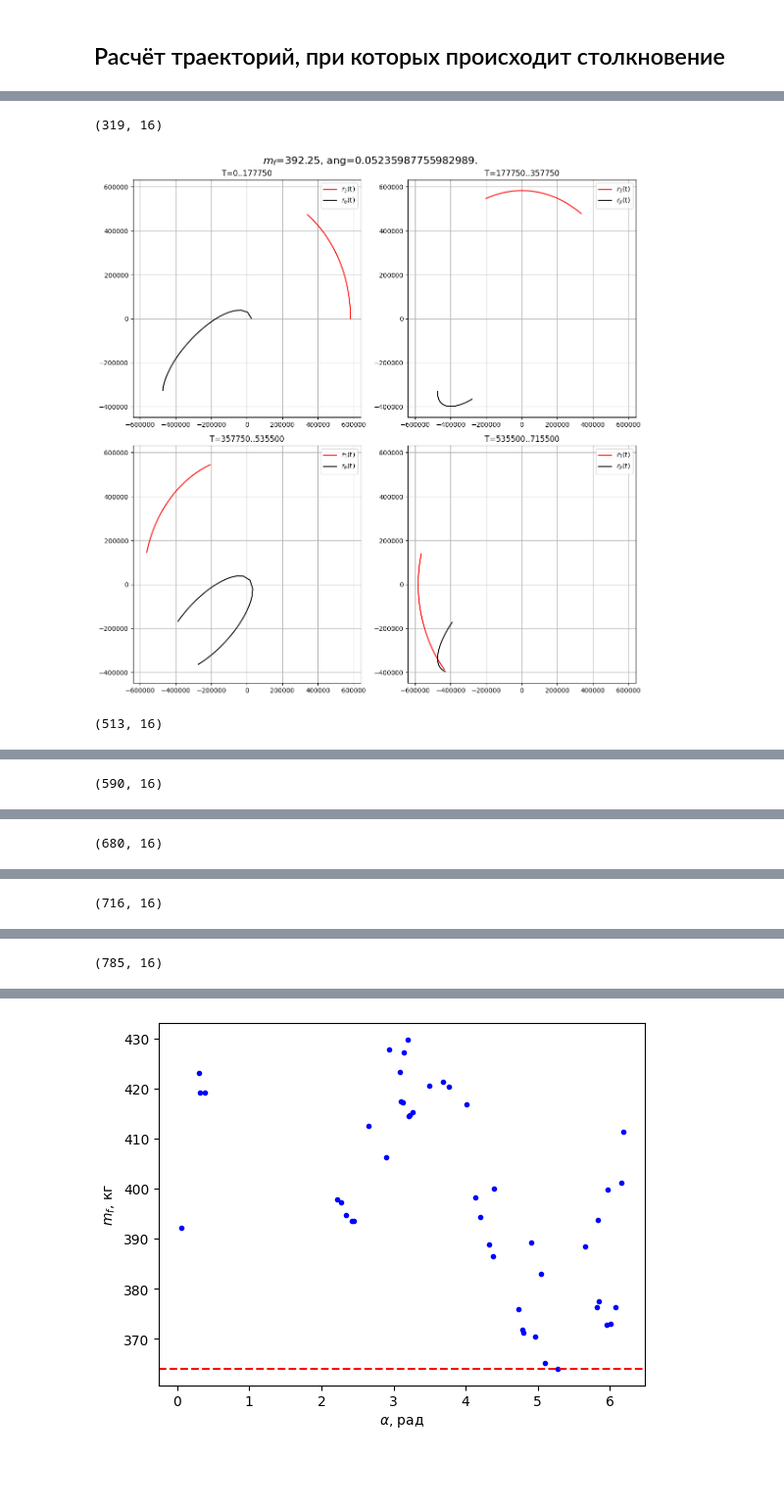
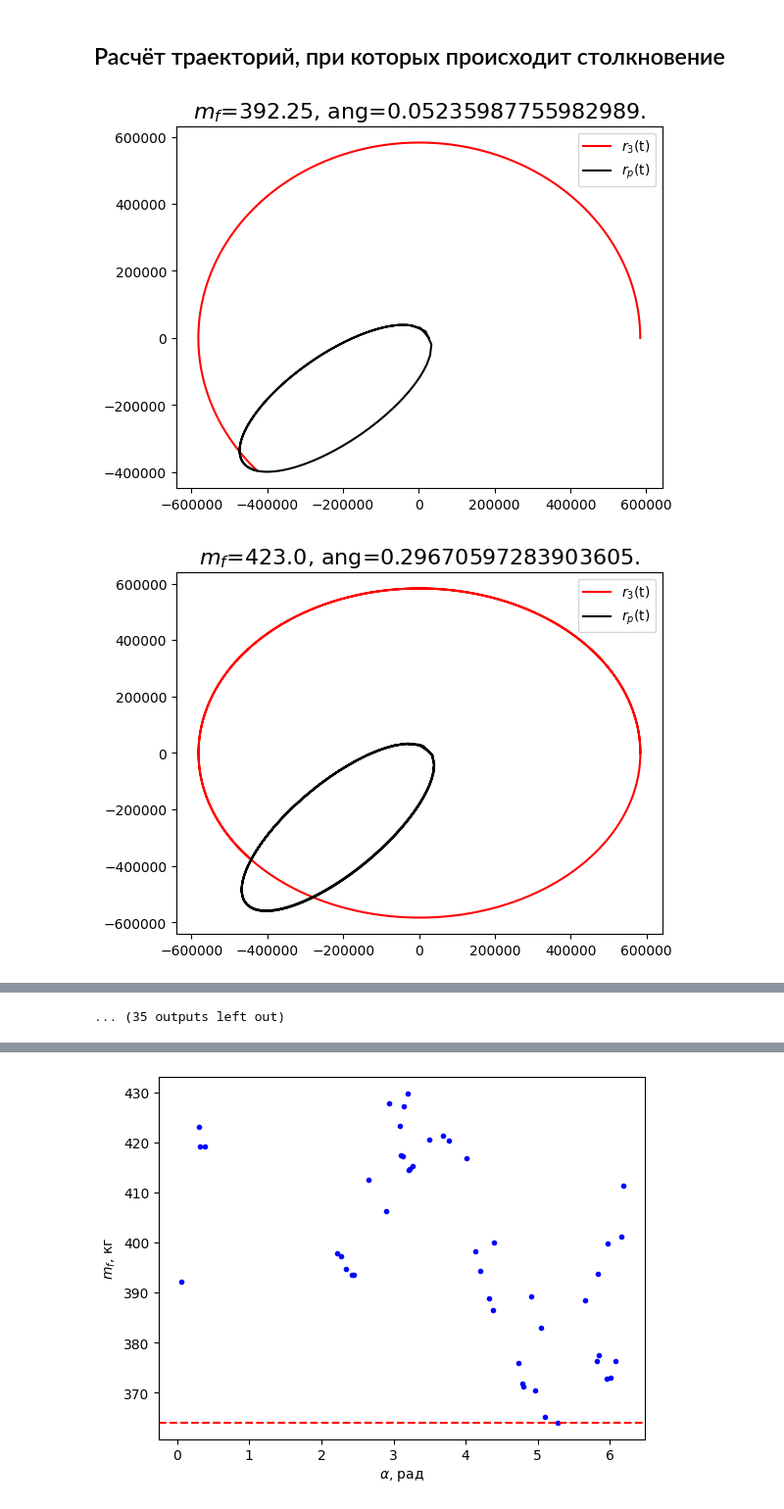
Before and after one commit to ravilkooo/mat_mod, a Jupyter notebook: lab-2/Task_2.ipynb, the cells around one changed output, grey strips where cells are left out. Shown at 98% size. Saved outputs shown, nothing was run; the diff lists cells and outputs as text; code cells hidden in the pictures; blank space fills up the shorter version.

```diff
--- a/lab-2/Task_2.ipynb
+++ b/lab-2/Task_2.ipynb
@@ -302,7 +304,7 @@ plt.show()
 # %% [markdown]
 ## Расчёт траекторий, при которых происходит столкновение
 # %%
-for f_val, cur_ang in list(zip(m_fuel_arr_coll,ang_arr_coll))[::8]:
+for f_val, cur_ang in list(zip(m_fuel_arr_coll,ang_arr_coll))[::]:
     m_cons = alpha * (f_val + m_pg) / (1 - alpha)
 
     def m_fuel(t):
@@ -328,48 +330,63 @@ for f_val, cur_ang in list(zip(m_fuel_arr_coll,ang_arr_coll))[::8]:
         dydt14, dydt15 =  -m1*f_1r - m2*f_2r -m3*f_3r + f_react(t, y[14:16])
         return np.array([dydt0, dydt1, dydt2, dydt3, dydt4, dydt5, dydt6, dydt7, dydt8, dydt9, dydt10, dydt11, dydt12, dydt13, dydt14, dydt15])
 
     r_r_init = np.array([r12, 0]) + np.array([r2+h, 0]) @ np.array([[np.cos(cur_ang), np.sin(cur_ang)], [-np.sin(cur_ang), np.cos(cur_ang)]])
     v_r_init = np.array([0, v2]) + np.array([0, np.sqrt(g*m2/(r2+h))]) @ np.array([[np.cos(cur_ang), np.sin(cur_ang)], [-np.sin(cur_ang), np.cos(cur_ang)]])
     init_cond = np.array([0,0, r12, 0, r12+r23, 0, r_r_init[0], r_r_init[1], 0, 0, 0, v2, 0, v2+v3, v_r_init[0], v_r_init[1]])
 
     # init_cond = np.array([0,0, r12, 0, r12+r23, 0, r12+r2+h, 0, 0, 0, 0, v2, 0, v2+v3, 0, v2+np.sqrt(g*m2/(r2+h))])
     assert len(init_cond) == 16
 
     y_cur = init_cond.copy()
     t_cur = 0.
     # all_data = np.zeros((n, 16))
 
     # orb_idx = -1
     coll_idx = -1
     # orb = False
     coll = False
 
     t_eval = np.linspace(0, t_end, n+1)
     sol = odeint(system_full, init_cond, t_eval)
 
     for j in range(n):
         if np.linalg.norm(sol[j,4:6] - sol[j,6:8]) <= r3:
             coll_idx = j
             coll = True
             break
-
-    frames = 4
-    fig, ax = plt.subplots(2, 2, figsize = (6*2, 6*2), sharex=True, sharey=True)
+    # frames = 4
+    # fig, ax = plt.subplots(2, 2, figsize = (6*2, 6*2), sharex=True, sharey=True)
+    # all_data = sol[:coll_idx]
+    # idxs = list(map(int, np.linspace(0, len(all_data)-1, frames+1)))
+    # print(all_data.shape)
+    # for fr, idx in enumerate(idxs[1:]):
+    #     draw_data = all_data[idxs[fr]:idx]
+    #     # ax[fr//2,fr%2].plot(draw_data[:,2]-draw_data[:,2], draw_data[:,3]-draw_data[:,3], 'b', label='$r_2$(t)')
+    #     ax[fr//2,fr%2].plot(draw_data[:,4]-draw_data[:,2], draw_data[:,5]-draw_data[:,3], 'r', label='$r_3$(t)')
+    #     ax[fr//2,fr%2].plot(draw_data[:,6]-draw_data[:,2], draw_data[:,7]-draw_data[:,3], 'k', label='$r_р$(t)')
+    #     # plt.scatter(all_data[fuel_off_idx,6]-all_data[fuel_off_idx,2], all_data[fuel_off_idx,7]-all_data[fuel_off_idx,3], s=r3/50,c='r')
+    #     ax[fr//2,fr%2].legend()
+    #     ax[fr//2,fr%2].grid(True)
+    #     ax[fr//2,fr%2].set_title('T={:.0f}..{:.0f}'.format(t_eval[idxs[fr]],t_eval[idx]))
+    #     ax[fr//2,fr%2].xaxis.set_tick_params(labelbottom=True)
+    #     ax[fr//2,fr%2].yaxis.set_tick_params(labelbottom=True)
+    # fig.suptitle(f'$m_f$={f_val}, ang={cur_ang}.', fontsize=16)
+    # fig.tight_layout()
+    # plt.show()
     all_data = sol[:coll_idx]
-    idxs = list(map(int, np.linspace(0, len(all_data)-1, frames+1)))
-    print(all_data.shape)
-    for fr, idx in enumerate(idxs[1:]):
-        draw_data = all_data[idxs[fr]:idx]
-        # ax[fr//2,fr%2].plot(draw_data[:,2]-draw_data[:,2], draw_data[:,3]-draw_data[:,3], 'b', label='$r_2$(t)')
-        ax[fr//2,fr%2].plot(draw_data[:,4]-draw_data[:,2], draw_data[:,5]-draw_data[:,3], 'r', label='$r_3$(t)')
-        ax[fr//2,fr%2].plot(draw_data[:,6]-draw_data[:,2], draw_data[:,7]-draw_data[:,3], 'k', label='$r_р$(t)')
-        # plt.scatter(all_data[fuel_off_idx,6]-all_data[fuel_off_idx,2], all_data[fuel_off_idx,7]-all_data[fuel_off_idx,3], s=r3/50,c='r')
-        ax[fr//2,fr%2].legend()
-        ax[fr//2,fr%2].grid(True)
-        ax[fr//2,fr%2].set_title('T={:.0f}..{:.0f}'.format(t_eval[idxs[fr]],t_eval[idx]))
-        ax[fr//2,fr%2].xaxis.set_tick_params(labelbottom=True)
-        ax[fr//2,fr%2].yaxis.set_tick_params(labelbottom=True)
-    fig.suptitle(f'$m_f$={f_val}, ang={cur_ang}.', fontsize=16)
-    fig.tight_layout()
+    draw_data = all_data
+    # ax[fr//2,fr%2].plot(draw_data[:,2]-draw_data[:,2], draw_data[:,3]-draw_data[:,3], 'b', label='$r_2$(t)')
+    # plt.scatter(all_data[fuel_off_idx,6]-all_data[fuel_off_idx,2], all_data[fuel_off_idx,7]-all_data[fuel_off_idx,3], s=r3/50,c='r')
+    plt.plot(draw_data[:,4]-draw_data[:,2], draw_data[:,5]-draw_data[:,3], 'r', label='$r_3$(t)')
+    plt.plot(draw_data[:,6]-draw_data[:,2], draw_data[:,7]-draw_data[:,3], 'k', label='$r_р$(t)')
+    plt.legend()
+    # plt.grid(True)
+    # plt.title('T={:.0f}..{:.0f}'.format(t_eval[idxs[fr]],t_eval[idx]))
+    # plt.xaxis.set_tick_params(labelbottom=True)
+    # plt.yaxis.set_tick_params(labelbottom=True)
+    plt.title(f'$m_f$={f_val}, ang={cur_ang}.', fontsize=16)
+    # fig.tight_layout()
     plt.show()
 # %% [output]
+[figure, new version]
+[figure, new version]
@@ -376,3 +403 @@ for f_val, cur_ang in list(zip(m_fuel_arr_coll,ang_arr_coll))[::8]:
-(319, 16)
+... (35 outputs left out)
-[figure, old version]
-(513, 16)
@@ -380 +403,0 @@ for f_val, cur_ang in list(zip(m_fuel_arr_coll,ang_arr_coll))[::8]:
-(590, 16)
@@ -382 +403,0 @@ for f_val, cur_ang in list(zip(m_fuel_arr_coll,ang_arr_coll))[::8]:
-(680, 16)
@@ -384 +403,0 @@ for f_val, cur_ang in list(zip(m_fuel_arr_coll,ang_arr_coll))[::8]:
-(716, 16)
@@ -386 +403,0 @@ for f_val, cur_ang in list(zip(m_fuel_arr_coll,ang_arr_coll))[::8]:
-(785, 16)
```
Also changed, not shown: parts of 6 cells of this notebook, 2 other files.
